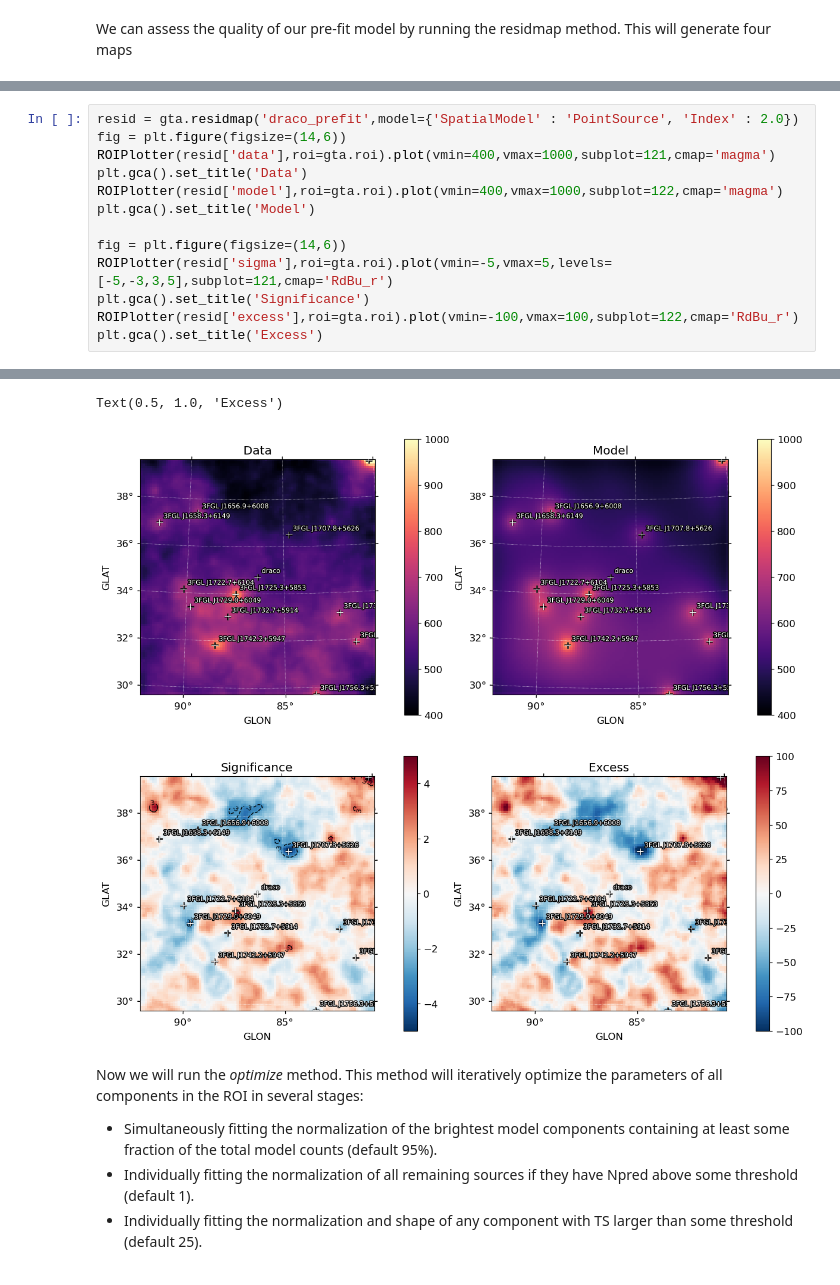
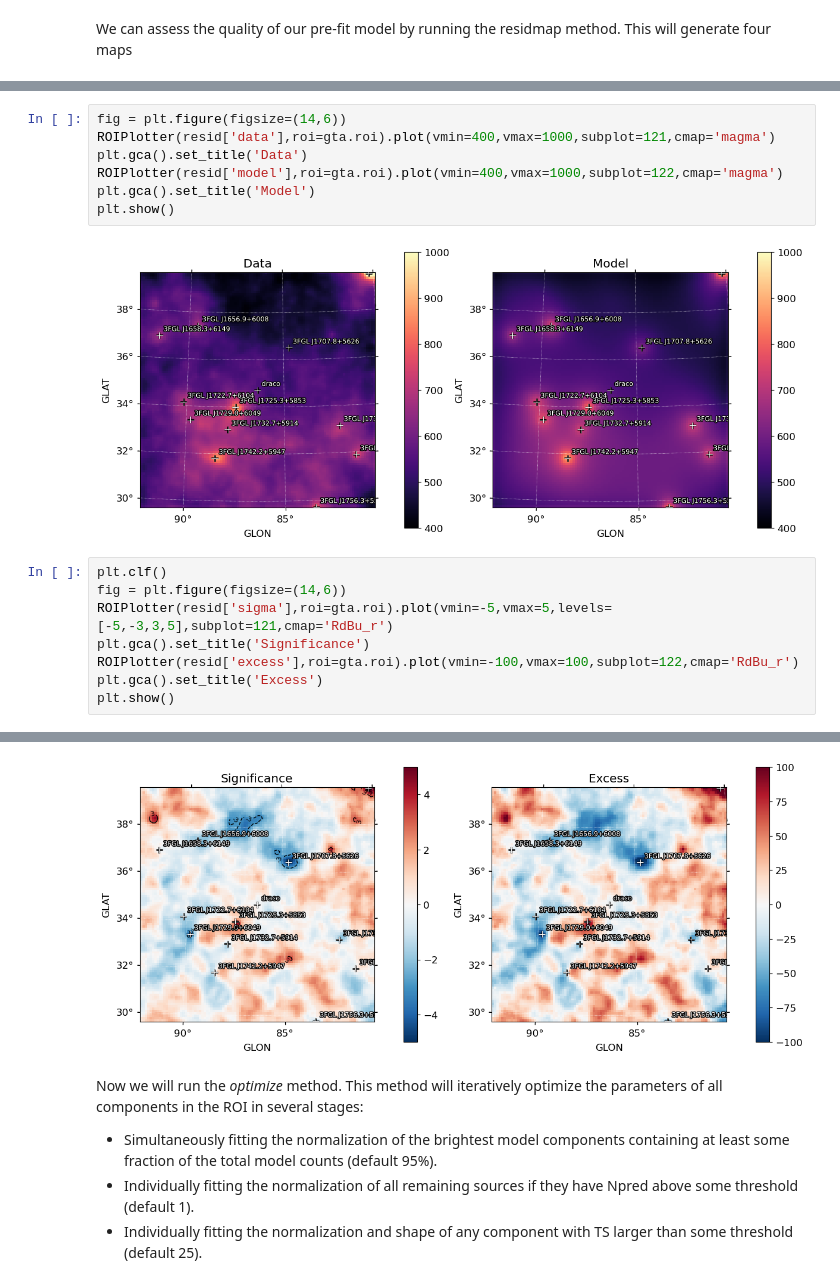
Before and after one commit to fermiPy/fermipy-extra, a Jupyter notebook: notebooks/draco.ipynb, the cells around one changed output, grey strips where cells are left out. Drawn from its saved outputs; the diff is of its cells as text.

Commit message:
Improved script
Improved plotting blocks, and prevented both files and variables being overwritten

```diff
--- a/notebooks/draco.ipynb
+++ b/notebooks/draco.ipynb
@@ -122,14 +129,18 @@ We can assess the quality of our pre-fit model by running the residmap method.
+# %%
+fig = plt.figure(figsize=(14,6))
+ROIPlotter(resid['data'],roi=gta.roi).plot(vmin=400,vmax=1000,subplot=121,cmap='magma')
+plt.gca().set_title('Data')
+ROIPlotter(resid['model'],roi=gta.roi).plot(vmin=400,vmax=1000,subplot=122,cmap='magma')
+plt.gca().set_title('Model')
+plt.show()
+# %% [output]
+[figure, added]
 # %%
-resid = gta.residmap('draco_prefit',model={'SpatialModel' : 'PointSource', 'Index' : 2.0})
-fig = plt.figure(figsize=(14,6))
-ROIPlotter(resid['data'],roi=gta.roi).plot(vmin=400,vmax=1000,subplot=121,cmap='magma')
-plt.gca().set_title('Data')
-ROIPlotter(resid['model'],roi=gta.roi).plot(vmin=400,vmax=1000,subplot=122,cmap='magma')
-plt.gca().set_title('Model')
-
+plt.clf()
 fig = plt.figure(figsize=(14,6))
 ROIPlotter(resid['sigma'],roi=gta.roi).plot(vmin=-5,vmax=5,levels=[-5,-3,3,5],subplot=121,cmap='RdBu_r')
 plt.gca().set_title('Significance')
 ROIPlotter(resid['excess'],roi=gta.roi).plot(vmin=-100,vmax=100,subplot=122,cmap='RdBu_r')
 plt.gca().set_title('Excess')
+plt.show()
 # %% [output]
@@ -142,6 +148,4 @@ plt.gca().set_title('Excess')
-Text(0.5, 1.0, 'Excess')
-[figure, old version]
+[figure, new version]
-[figure, removed]
 # %% [markdown]
 Now we will run the *optimize* method.  This method will iteratively optimize the parameters of all components in the ROI in several stages:
 * Simultaneously fitting the normalization of the brightest model components containing at least some fraction of the total model counts (default 95%).
```
Also changed, not shown: parts of 22 cells of this notebook.
